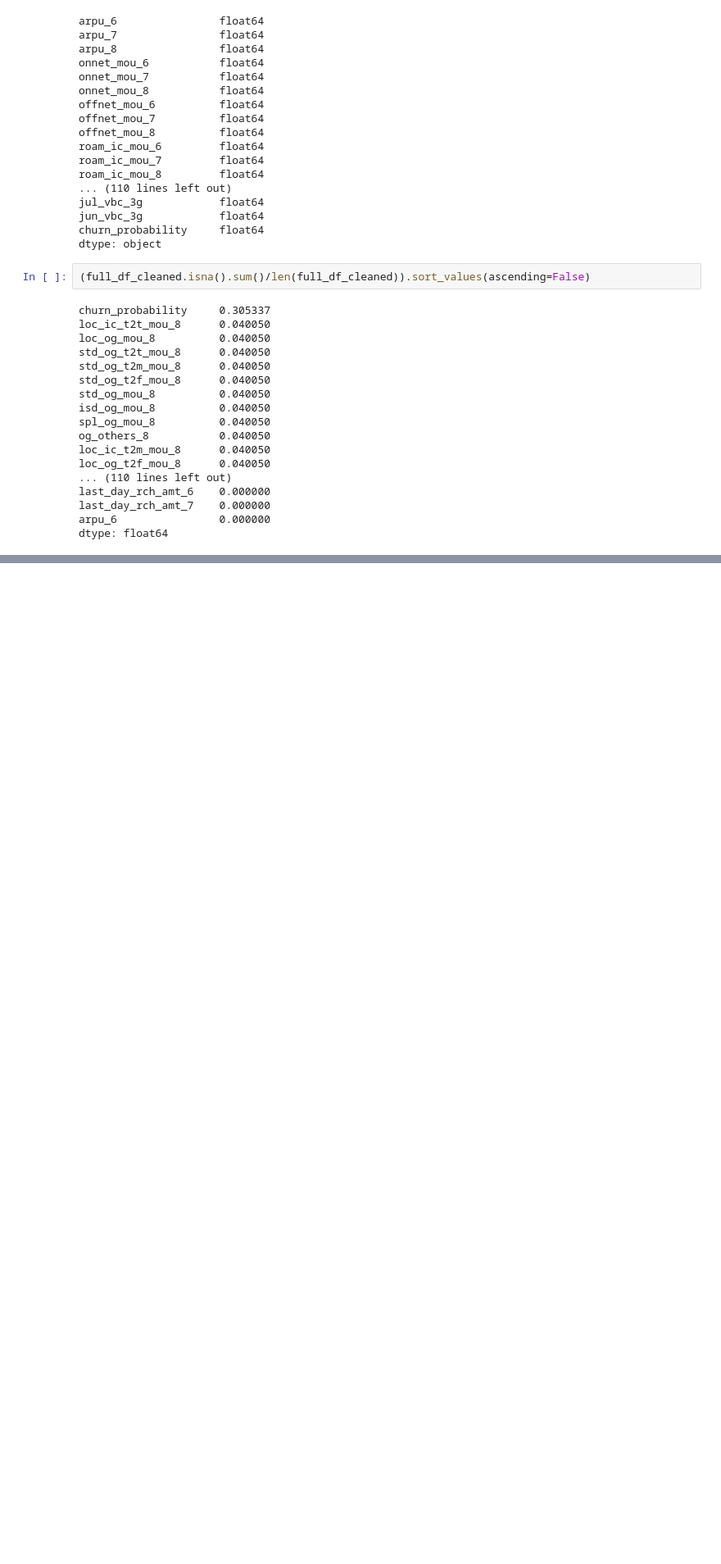
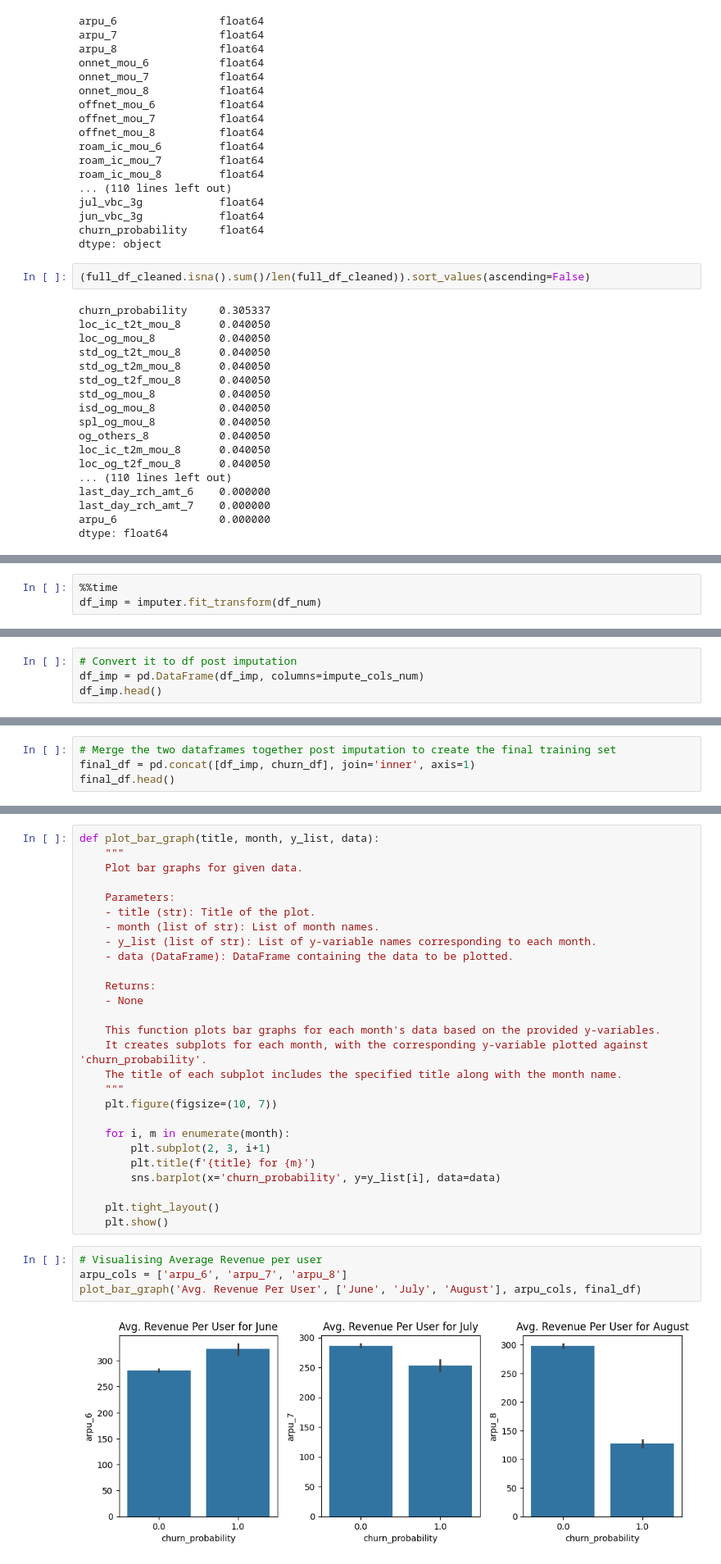
Before and after one commit to jhanjideepak/telecom-churn, a Jupyter notebook: telecome_churn.ipynb, the cells around one changed output, grey strips where cells are left out. Shown at 82% size. Cells and saved outputs as stored; diff of their text form; blank space fills up the shorter version.

```diff
--- a/telecome_churn.ipynb
+++ b/telecome_churn.ipynb
@@ -294,0 +359,3 @@ dtype: float64
+# %%
+%%time
+df_imp = imputer.fit_transform(df_num)
@@ -294,0 +365,4 @@ dtype: float64
+# %%
+# Convert it to df post imputation
+df_imp = pd.DataFrame(df_imp, columns=impute_cols_num)
+df_imp.head()
@@ -294,0 +376,4 @@ dtype: float64
+# %%
+# Merge the two dataframes together post imputation to create the final training set
+final_df = pd.concat([df_imp, churn_df], join='inner', axis=1)
+final_df.head()
@@ -294,0 +395,33 @@ dtype: float64
+# %%
+def plot_bar_graph(title, month, y_list, data):
+    """
+    Plot bar graphs for given data.
+
+    Parameters:
+    - title (str): Title of the plot.
+    - month (list of str): List of month names.
+    - y_list (list of str): List of y-variable names corresponding to each month.
+    - data (DataFrame): DataFrame containing the data to be plotted.
+
+    Returns:
+    - None
+
+    This function plots bar graphs for each month's data based on the provided y-variables.
+    It creates subplots for each month, with the corresponding y-variable plotted against 'churn_probability'.
+    The title of each subplot includes the specified title along with the month name.
+    """
+    plt.figure(figsize=(10, 7))
+
+    for i, m in enumerate(month):
+        plt.subplot(2, 3, i+1)
+        plt.title(f'{title} for {m}')
+        sns.barplot(x='churn_probability', y=y_list[i], data=data)
+
+    plt.tight_layout()
+    plt.show()
+# %%
+# Visualising Average Revenue per user
+arpu_cols = ['arpu_6', 'arpu_7', 'arpu_8']
+plot_bar_graph('Avg. Revenue Per User', ['June', 'July', 'August'], arpu_cols, final_df)
+# %% [output]
+[figure, added]
```
Also changed, not shown: parts of 46 cells of this notebook.
